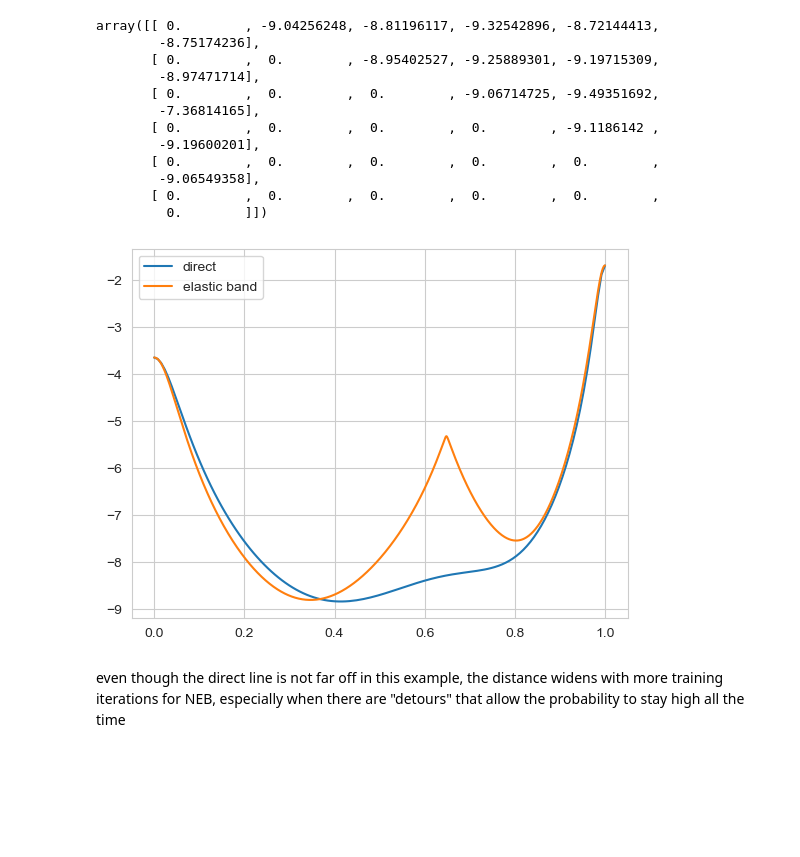
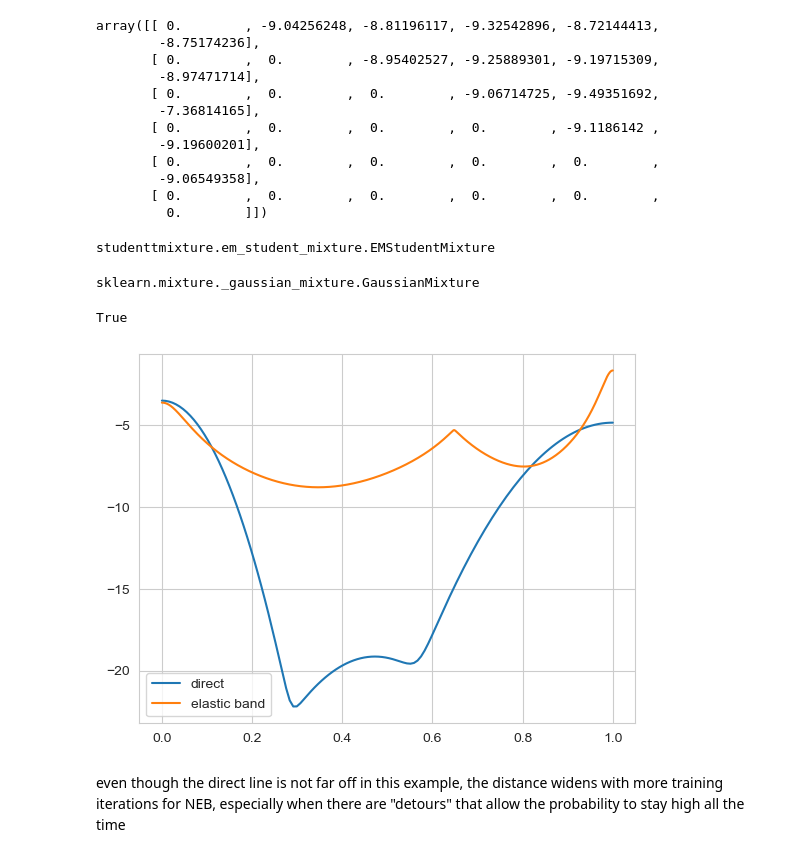
Before and after one commit to ecker-lab/tneb_clustering, a Jupyter notebook: notebooks/metrics/tmm.ipynb, the cells around one changed output. Drawn from its saved outputs; the diff is of its cells as text; code cells hidden in the pictures; blank space fills up the shorter version.

Commit message:
work in progress: extending the plots to handle GMM and TMM and running the stability analysis

```diff
--- a/notebooks/metrics/tmm.ipynb
+++ b/notebooks/metrics/tmm.ipynb
@@ -37,10 +37,10 @@ data_X = np.array(data_X, dtype=np.float64)
 # %%
 # Training
 n_components = 6
-stm = studenttmixture.EMStudentMixture(n_components=n_components, fixed_df=True, df=1.0, init_type="k++", random_state=42)
-stm.fit(data_X)
-gm = sklearn.mixture.GaussianMixture(n_components=n_components, n_init=5, random_state=11)
-gm.fit(data_X)
+tmm = studenttmixture.EMStudentMixture(n_components=n_components, fixed_df=True, df=1.0, init_type="k++", random_state=42)
+tmm.fit(data_X)
+gmm = sklearn.mixture.GaussianMixture(n_components=n_components, n_init=5, random_state=11)
+gmm.fit(data_X)
 print("Trained GMM and TMM.")
 # %% [output]
 Trained GMM and TMM.
@@ -58,7 +76,7 @@ logprobs = dict() # actual values at path positions
 
 for i, j in tqdm.tqdm(itertools.combinations(range(n_components), r=2), total=n_components * (n_components - 1) // 2):
         # compute nudged elastic band
-        path_positions, temperatures, interpolation_probs = jax_neb.compute_interpolation(i, j, means=stm.location, covs=np.transpose(stm.scale, (2,0,1)), weights=stm.mix_weights, iterations=500)
+        path_positions, temperatures, interpolation_probs = jax_neb.compute_interpolation(i, j, means=tmm.location, covs=np.transpose(tmm.scale, (2,0,1)), weights=tmm.mix_weights, iterations=500)
         paths[(i,j)] = path_positions
         temps[(i,j)] = temperatures
         logprobs[(i,j)] = interpolation_probs
@@ -94,7 +101,19 @@ def plot_logprob_lines(stm, i, j, temps, logprobs):
+# %%
+type(tmm)
+# %% [output]
+studenttmixture.em_student_mixture.EMStudentMixture
+# %%
+type(gmm)
+# %% [output]
+sklearn.mixture._gaussian_mixture.GaussianMixture
+# %%
+isinstance(gmm, sklearn.mixture.GaussianMixture)
+# %% [output]
+True
 # %%
-plot_logprob_lines(stm, 0, 2, temps, logprobs)
+tmm_plots.plot_logprob_lines(gmm, 0, 2, temps, logprobs)
 # %% [output]
-[figure, old version]
+[figure, new version]
 # %% [markdown]
 even though the direct line is not far off in this example, the distance widens with more training iterations for NEB, especially when there are "detours" that allow the probability to stay high all the time
 # %% [markdown]
```
Also changed, not shown: parts of 3 cells of this notebook, 5 other files.
